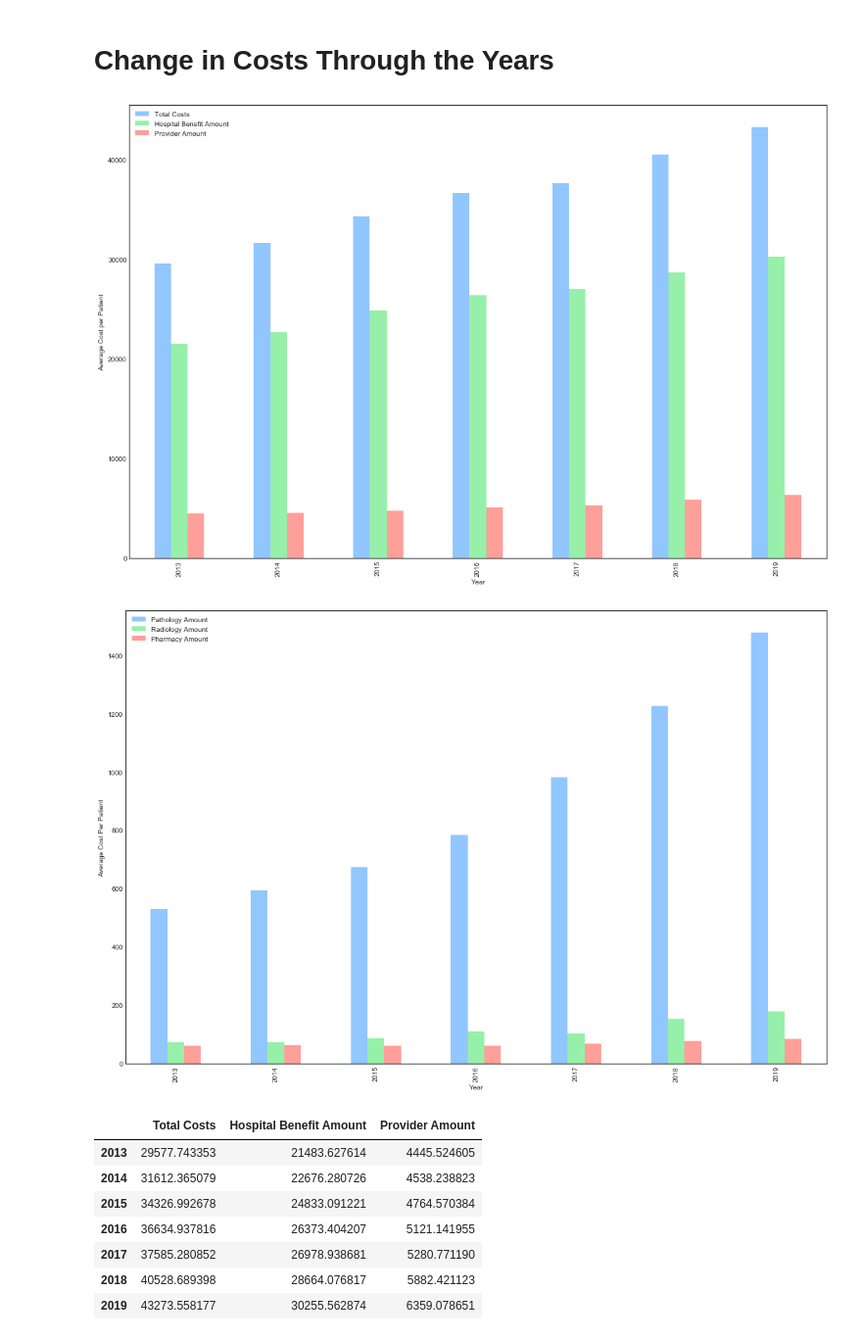
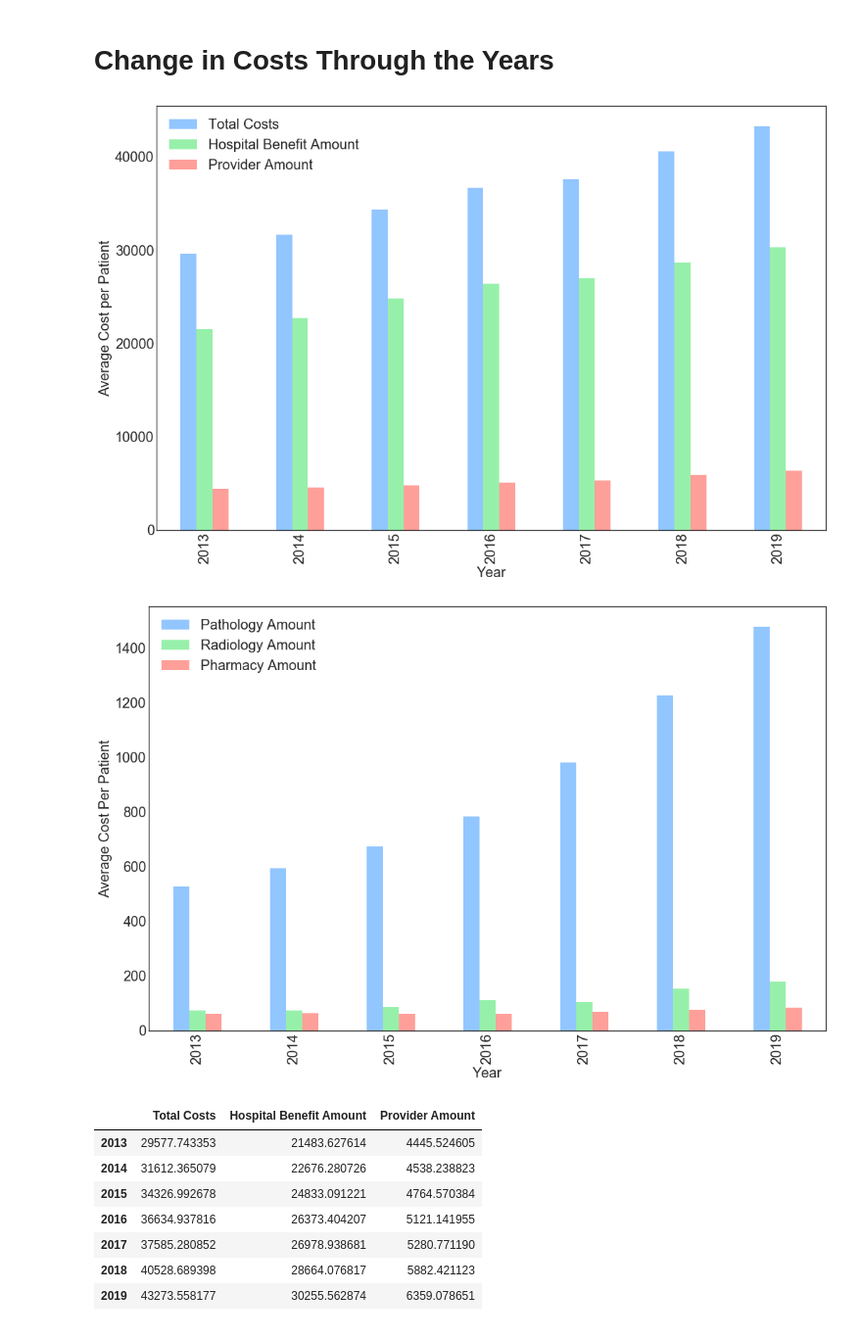
Before and after one commit to DaliaSolomon/BUS4029H-Thesis-Project, a Jupyter notebook: 3 - Analysis of Mothers.ipynb, the cells around one changed output. Shown at 98% size. Drawn from its saved outputs; the diff is of its cells as text; code cells hidden in the pictures.

```diff
--- a/3 - Analysis of Mothers.ipynb
+++ b/3 - Analysis of Mothers.ipynb
@@ -4,5 +4,5 @@ import matplotlib.pyplot as plt
 import numpy as np
 %matplotlib inline
 # %%
-data=pd.read_excel("All_Schemes_Data_Broken_Into_Mom_And_Baby.xlsx", sheet_name="Mom_Data",index_col=[0,1])
+data=pd.read_excel("../Data/All_Schemes_Data_Broken_Into_Mom_And_Baby.xlsx", sheet_name="Mom_Data",index_col=[0,1])
 # %%
@@ -653,7 +657,7 @@ sizes2 = [hospital_perc2, provider_perc2, radiology_perc2+pathology_perc2+pharma
 explode = (0, 0, 0, 0.1)  # only "explode" the 2nd slice (i.e. 'Hogs')
 
 fig, (ax1, ax2) = plt.subplots(1, 2,figsize=(15,10))
-
+plt.rcParams['font.size'] = 20.0
 ax1.pie(sizes1, explode=explode,labels=None, autopct='%1.1f%%', pctdistance=0.6, startangle=90)
 ax1.axis('equal')  # Equal aspect ratio ensures that pie is drawn as a circle.
 ax1.set_title('Caesarean Costs',fontweight="bold",fontsize=25)
@@ -663,6 +667,7 @@ ax2.axis('equal')  # Equal aspect ratio ensures that pie is drawn as a circle.
 ax2.set_title('Normal Costs',fontweight="bold",fontsize=25)
 plt.legend(labels=labels,loc="lower center", fontsize=20)
 
+
 fig.subplots_adjust(wspace=0.1)
 
 
@@ -752,24 +801,25 @@ PH_19=data_19["Pharmacy_Amt"].sum()/number_of_pateients_2019
 # %%
 labels = ['2013', '2014', '2015', '2016', '2017', '2018', '2019']
 total_costs = [TC_13, TC_14, TC_15, TC_16, TC_17, TC_18, TC_19]
 hospital_benefit = [HB_13, HB_14, HB_15, HB_16, HB_17,HB_18,HB_19]
 provider_costs = [PB_13, PB_14, PB_15, PB_16, PB_17, PB_18, PB_19]
 
 
 df1= pd.DataFrame({
     'Total Costs':total_costs,
     'Hospital Benefit Amount':hospital_benefit,
     'Provider Amount':provider_costs,
 },index=labels)
 
 ax1=df1.plot(kind='bar',figsize=(15,10))
+plt.rcParams['font.size'] = 20.0
 ax1.set_ylabel('Average Cost per Patient')
 ax1.set_xlabel('Year')
 
 plt.tight_layout()
 plt.savefig('Large Cost Breakdown.png', dpi=480)
 # %% [output]
-[figure, old version]
+[figure, new version]
 # %%
 labels = ['2013', '2014', '2015', '2016', '2017', '2018', '2019']
 pathology_costs = [PA_13, PA_14, PA_15, PA_16, PA_17, PA_18,PA_19]
@@ -784,6 +834,7 @@ df2= pd.DataFrame({
 
 
 ax2=df2.plot(kind='bar',figsize=(15,10))
+plt.rcParams['font.size'] = 20.0
 ax2.set_ylabel('Average Cost Per Patient')
 ax2.set_xlabel('Year')
 
@@ -791,7 +842,7 @@ ax2.set_xlabel('Year')
 plt.tight_layout()
 plt.savefig('Small Cost Breakdown.png', dpi=480)
 # %% [output]
-[figure, old version]
+[figure, new version]
 # %%
 df1
 # %% [output]
```
Also changed, not shown: parts of 50 cells of this notebook, 3 other files.
